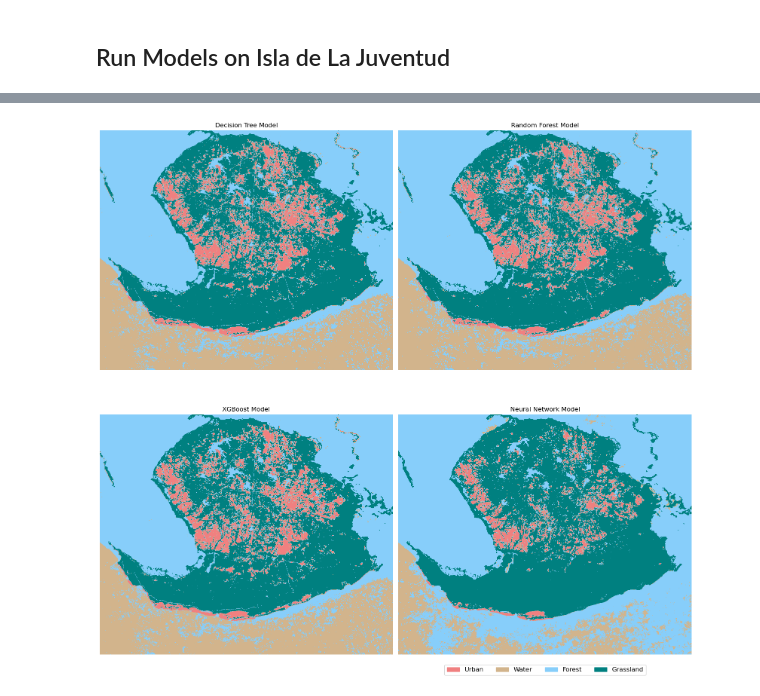
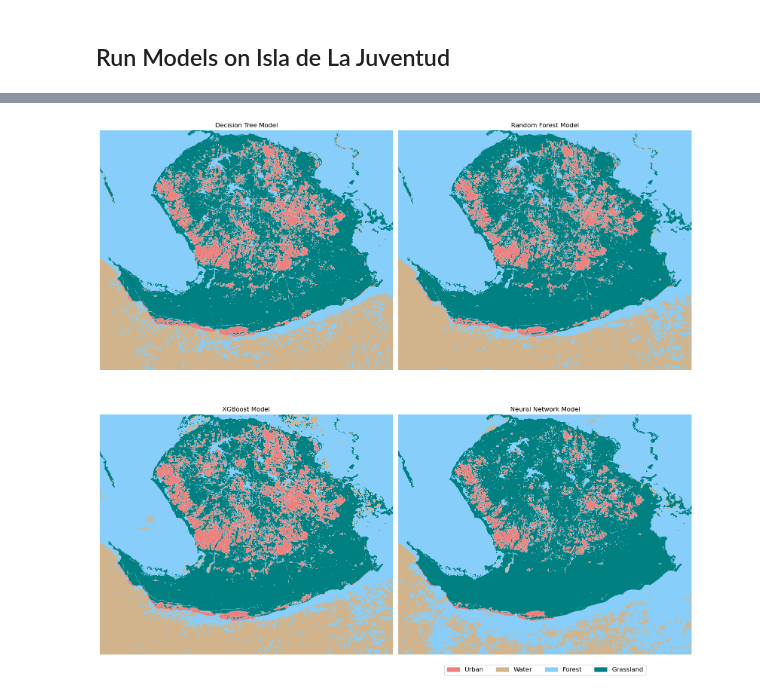
Before and after one commit to JuanesLamilla/cuba_landcover_class, a Jupyter notebook: analysis.ipynb, the cells around one changed output, grey strips where cells are left out. Drawn from its saved outputs; the diff is of its cells as text; code cells hidden in the pictures.

Commit message:
Add all 4 models

```diff
--- a/analysis.ipynb
+++ b/analysis.ipynb
@@ -386,0 +409,16 @@ print (clf.best_score_)
+# %%
+# values of max_depth and min_samples_split
+hyperparameters = {'max_depth':[2, 4, 6, 8, 10], 'n_estimators':[50,100,150,200,250]}
+
+xgb = XGBRegressor(random_state=SEED)
+
+# cv=5 by default, which means 5-fold cross-validation
+gscv_xgb = GridSearchCV(xgb, hyperparameters)
+
+gscv_xgb.fit(train_x, train_y)
+
+# we can query the best parameter value and its accuracy score
+print ("The best parameter value is: ")
+print (gscv_xgb.best_params_)
+print ("The best score is: ")
+print (gscv_xgb.best_score_)
@@ -386,0 +430,3 @@ print (clf.best_score_)
+# %%
+xgb_final = XGBRegressor(max_depth=gscv_xgb.best_params_['max_depth'], n_estimators=gscv_xgb.best_params_['n_estimators'], random_state=SEED)
+xgb_final.fit(train_x, train_y)
@@ -509,11 +577,20 @@ row_per_pixel = src_array.reshape([bands,-1]).T
 columns = [f'band_{n}' for n in range(1,bands+1)]
 row_per_pixel_df  = pd.DataFrame(row_per_pixel,columns=columns)
 
+# ------------------------------------------------------------------------------
 
 dt_prediction = dt_final.predict(row_per_pixel_df).astype('float64')
 
 dt_prediction = np.argmax(dt_prediction, 1)
 dt_prediction = dt_prediction.reshape(shape[0], shape[1])
+
+# ------------------------------------------------------------------------------
+
+rf_prediction = rf_final.predict(row_per_pixel_df).astype('float64')
+
+rf_prediction = np.argmax(rf_prediction, 1)
+rf_prediction = rf_prediction.reshape(shape[0], shape[1])
+
 
 # NN Prediction requires slightly different steps due to the model's input shape
 
@@ -532,32 +609,36 @@ nn_prediction = nn_prediction.reshape(shape[0], shape[1])
+# %%
+xgb_prediction = xgb_final.predict(row_per_pixel_df).astype('float64')
+xgb_prediction = np.argmax(xgb_prediction, 1)
+xgb_prediction = xgb_prediction.reshape(shape[0], shape[1])
 # %%
-models = {"Decision Tree": dt_prediction, "Random Forest": dt_prediction, "XGBoost": dt_prediction, "Neural Network": nn_prediction}
+models = {"Decision Tree": dt_prediction, "Random Forest": rf_prediction, "XGBoost": xgb_prediction, "Neural Network": nn_prediction}
 
 # Create a custom colormap with class labels
 colors = [PALETTE[i] for i in CLASSES]
 cmap = ListedColormap(colors)
 
 # Plotting the results of each model in separate subplots
 num_models = 4
 fig, axes = plt.subplots(2, 2, figsize=(16, 16))
 for i, (key, value) in enumerate(models.items()):
     row = i // 2
     col = i % 2
     ax = axes[row, col]
 
     # Plot the results of the current model
     ax.imshow(value, cmap=cmap)
 
     # Add title for the subplot
     ax.set_title(f"{key} Model")
 
     # Remove axis
     ax.axis('off')
 
 # Create a custom legend
 legend_handles = [mpatches.Patch(color=PALETTE[i], label=class_labels[i]) for i in CLASSES]
 plt.legend(handles=legend_handles, loc='lower center', bbox_to_anchor=(0.5, -0.1), ncol=len(CLASSES), fontsize='12')
 
 plt.tight_layout()
 plt.show()
 # %% [output]
-[figure, old version]
+[figure, new version]
```
Also changed, not shown: parts of 11 cells of this notebook.
